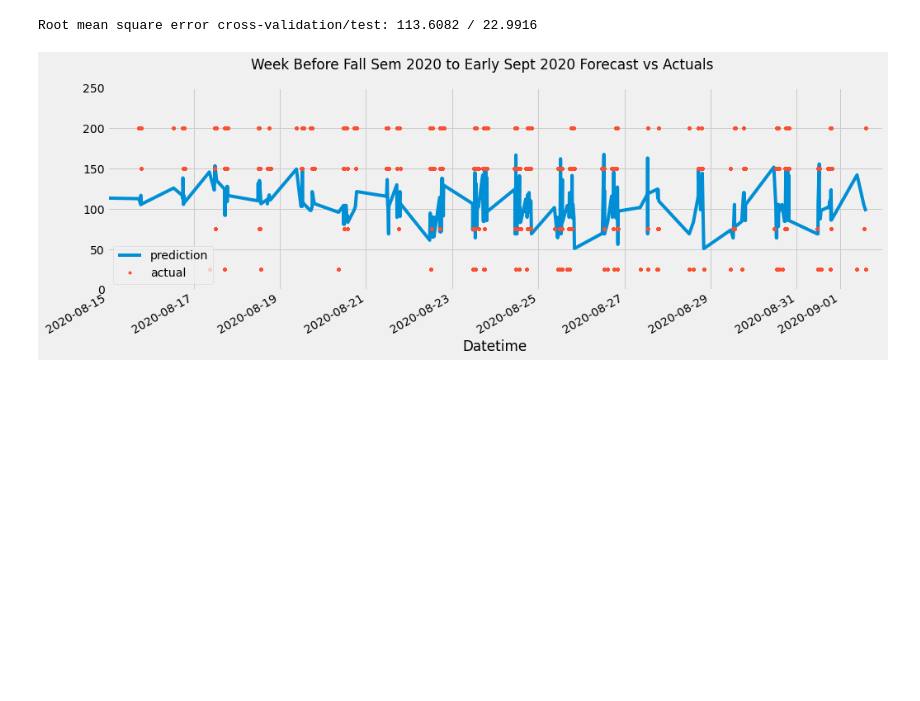
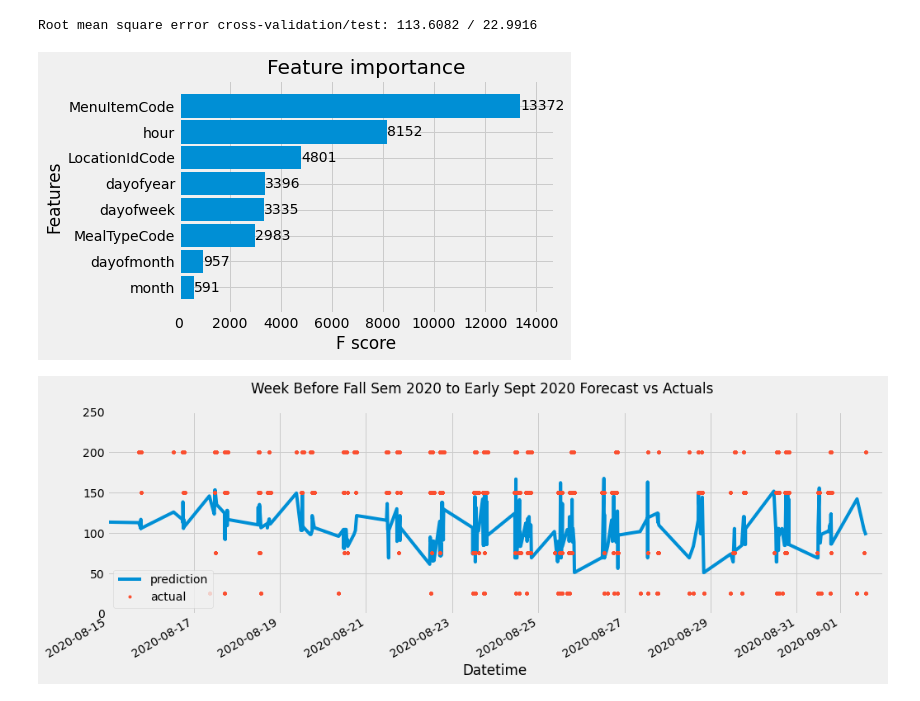
Before and after one commit to PurdueEats/backend, a Jupyter notebook: backend/XGBoost/XgbregressActual.ipynb, the cells around one changed output. Drawn from its saved outputs; the diff is of its cells as text; code cells hidden in the pictures; blank space fills up the shorter version.

```diff
--- a/backend/XGBoost/XgbregressActual.ipynb
+++ b/backend/XGBoost/XgbregressActual.ipynb
@@ -307,6 +274,10 @@ test_score = mape(y_test.values, predictions)
 print(f"Root mean square error cross-validation/test: {cv_score:.4f} / {test_score:.4f}")
 # %% [output]
 Root mean square error cross-validation/test: 113.6082 / 22.9916
+# %%
+_ = plot_importance(xgb_model, height=0.9)
+# %% [output]
+[figure, added]
 # %%
 df_test['LineLengthPrediction'] = reg.predict(X_test)
 df_all = pd.concat([df_test, df_train], sort=False)
```
Also changed, not shown: parts of 5 cells of this notebook.
